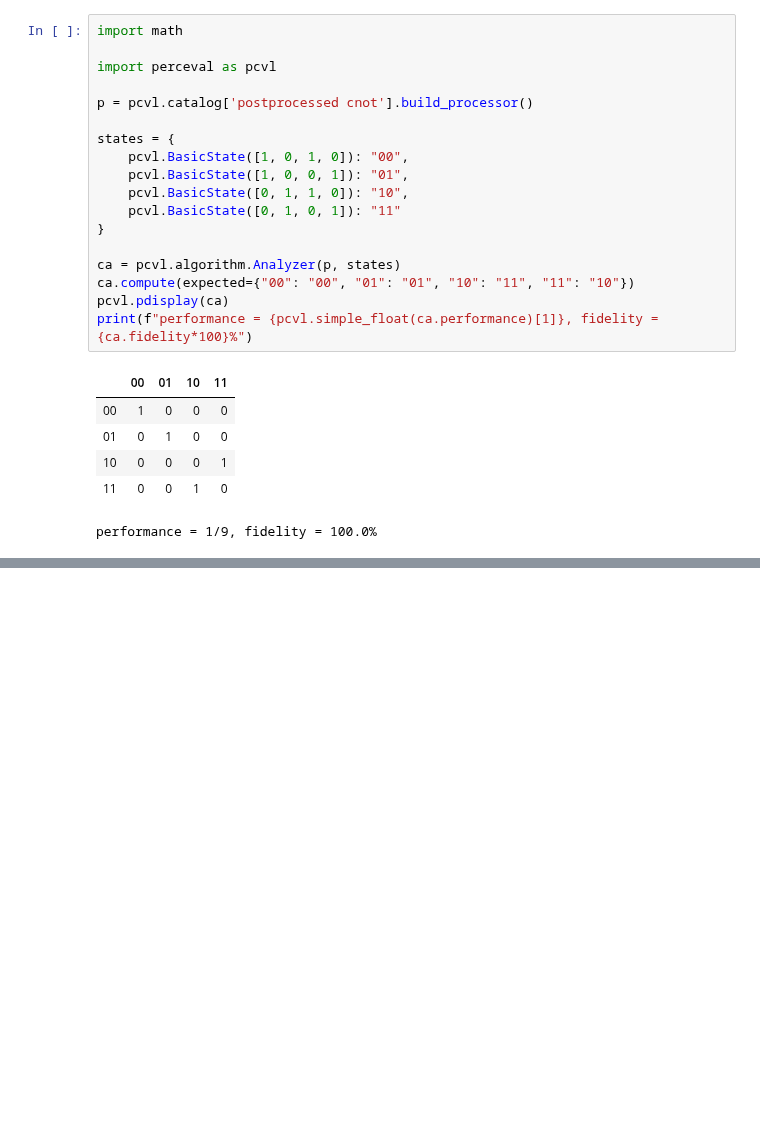
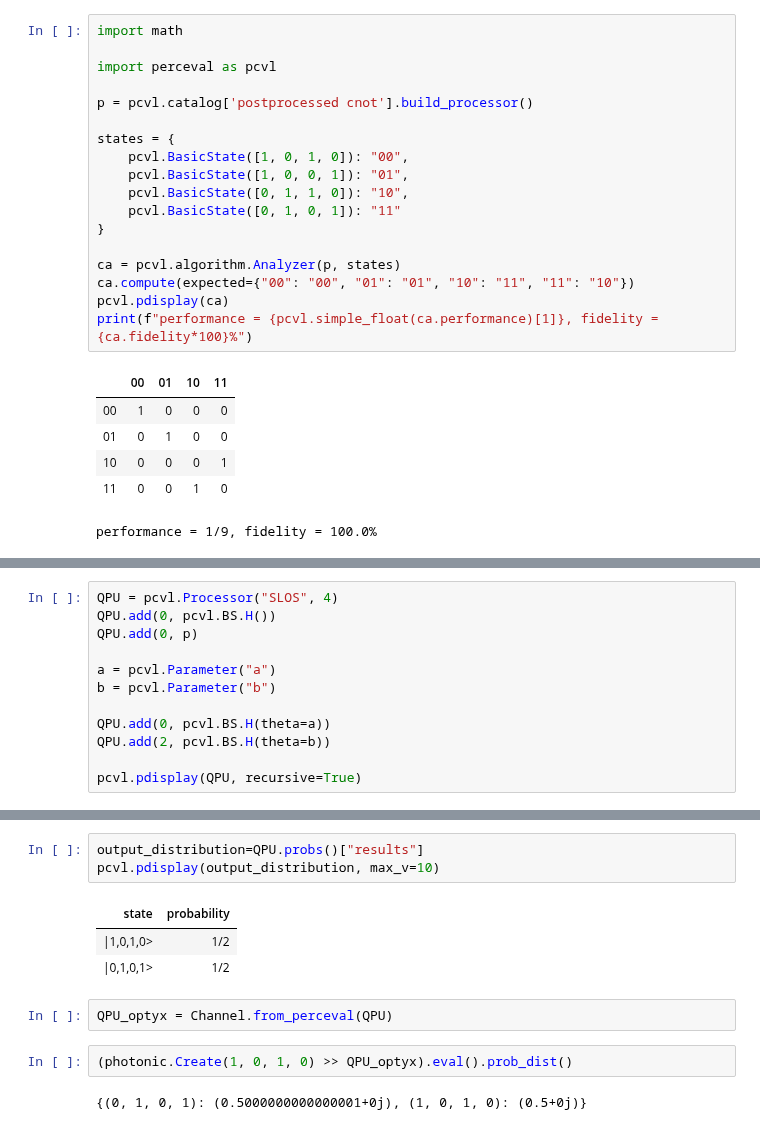
Before and after one commit to quantinuum-dev/optyx, a Jupyter notebook: docs/notebooks/test_perceval.ipynb, the cells around one changed output, grey strips where cells are left out. Drawn from its saved outputs; the diff is of its cells as text; blank space fills up the shorter version.

Commit message:
Putting perceval converter into Channel

```diff
--- a/docs/notebooks/test_perceval.ipynb
+++ b/docs/notebooks/test_perceval.ipynb
@@ -831,0 +813,12 @@ p_optyx = from_perceval(p)
+# %%
+QPU = pcvl.Processor("SLOS", 4)
+QPU.add(0, pcvl.BS.H())
+QPU.add(0, p)
+
+a = pcvl.Parameter("a")
+b = pcvl.Parameter("b")
+
+QPU.add(0, pcvl.BS.H(theta=a))
+QPU.add(2, pcvl.BS.H(theta=b))
+
+pcvl.pdisplay(QPU, recursive=True)
@@ -831,0 +836,13 @@ p_optyx = from_perceval(p)
+# %%
+output_distribution=QPU.probs()["results"]
+pcvl.pdisplay(output_distribution, max_v=10)
+# %% [output]
+| state | probability |
+| |1,0,1,0> | 1/2 |
+| |0,1,0,1> | 1/2 |
+# %%
+QPU_optyx = Channel.from_perceval(QPU)
+# %%
+(photonic.Create(1, 0, 1, 0) >> QPU_optyx).eval().prob_dist()
+# %% [output]
+{(0, 1, 0, 1): (0.5000000000000001+0j), (1, 0, 1, 0): (0.5+0j)}
```
Also changed, not shown: parts of 27 cells of this notebook, 16 other files.
